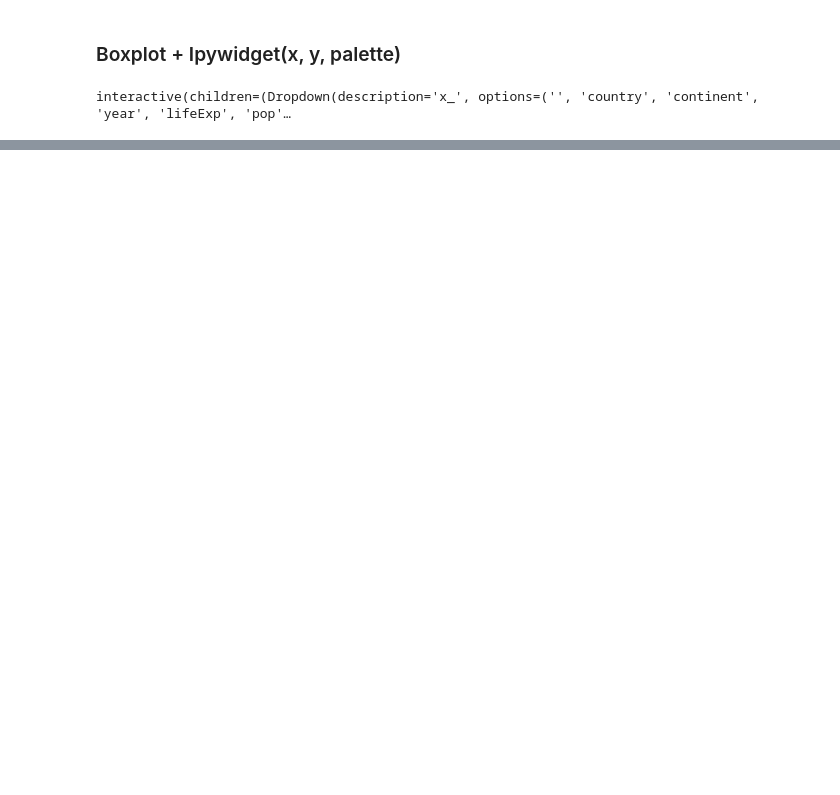
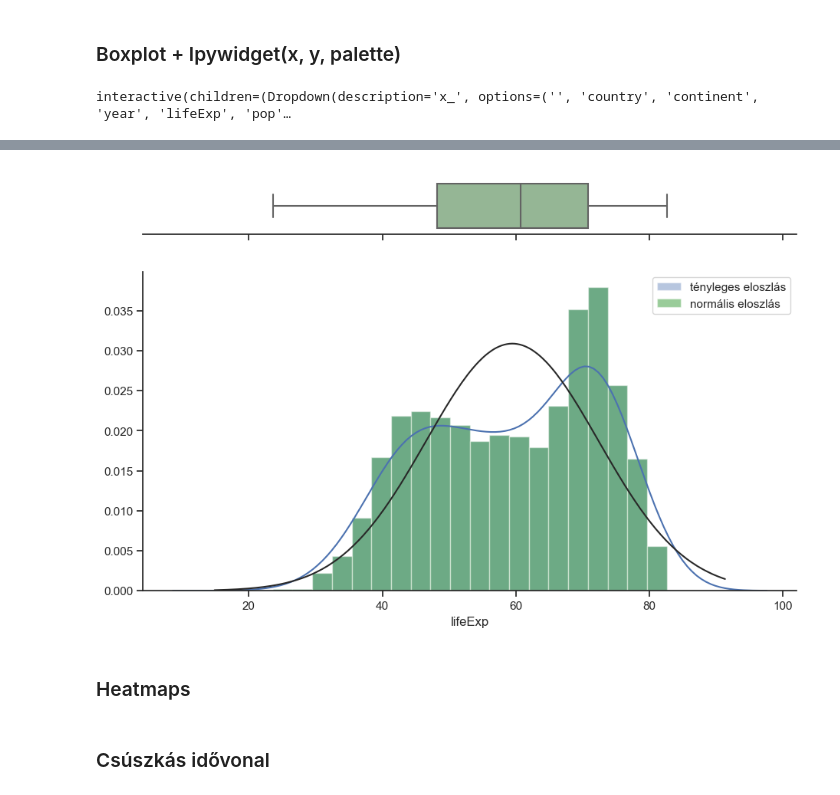
Before and after one commit to GergelyGocza/Jupyter, a Jupyter notebook: Gyakorlás/SABLONOK.ipynb, the cells around one changed output, grey strips where cells are left out. Saved outputs shown, nothing was run; the diff lists cells and outputs as text; code cells hidden in the pictures; blank space fills up the shorter version.

```diff
--- a/Gyakorlás/SABLONOK.ipynb
+++ b/Gyakorlás/SABLONOK.ipynb
@@ -358,3 +372,25 @@ def boxplot_plt(df, oszlop):
 boxplot_plt(df, 'gdpPercap')
 # %% [output]
 [figure]
+# %%
+from scipy.stats import norm
+
+def hist_box(df, oszlop, binsize, simítás):
+    sns.set(style="ticks")
+    f, (ax_box, ax_hist) = plt.subplots(2, sharex=True, gridspec_kw={"height_ratios": (.15, .85)}, figsize=(11, 7))
+    bin_méret=10
+
+    sns.boxplot(df[oszlop], color='darkseagreen', ax=ax_box)
+    sns.distplot(df[oszlop], bins=binsize, kde_kws=dict(bw=simítás), label='tényleges eloszlás', ax=ax_hist)
+    sns.distplot(df[oszlop], fit=norm, bins=binsize, color='green', kde=False, label='normális eloszlás', ax=ax_hist)
+
+    ax_box.set(yticks=[], xlabel='')
+    sns.despine(ax=ax_hist)
+    sns.despine(ax=ax_box, left=True)
+    plt.legend()
+
+hist_box(df, 'lifeExp', binsize=20, simítás=5)
+# %% [output]
+[figure, added]
+# %% [markdown]
+### Heatmaps
@@ -360,0 +399,2 @@ boxplot_plt(df, 'gdpPercap')
+# %% [markdown]
+### Csúszkás idővonal
```
Also changed, not shown: parts of 21 cells of this notebook, 48 other files.
